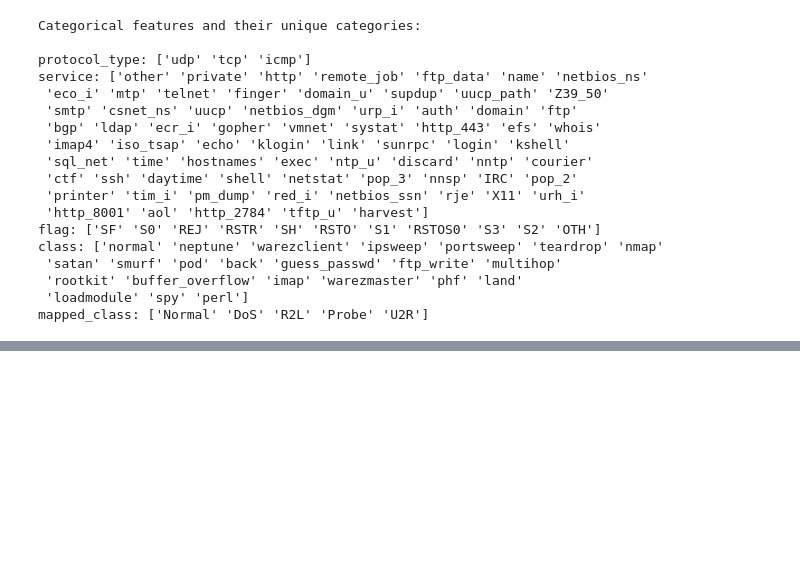
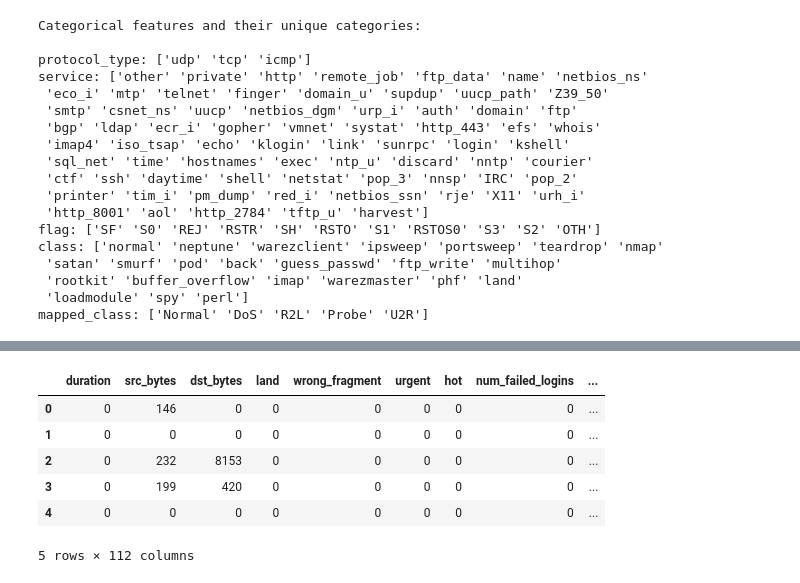
Before and after one commit to omerahat/ExplainableIntrusionDetection-EXID, a Jupyter notebook: notebooks/01_EDA_Feature_Engineering.ipynb, the cells around one changed output, grey strips where cells are left out. Cells and saved outputs as stored; diff of their text form; code cells hidden in the pictures; blank space fills up the shorter version.

```diff
--- a/notebooks/01_EDA_Feature_Engineering.ipynb
+++ b/notebooks/01_EDA_Feature_Engineering.ipynb
@@ -480,3 +481,12 @@ class: ['normal' 'neptune' 'warezclient' 'ipsweep' 'portsweep' 'teardrop' 'nmap'
  'rootkit' 'buffer_overflow' 'imap' 'warezmaster' 'phf' 'land'
  'loadmodule' 'spy' 'perl']
 mapped_class: ['Normal' 'DoS' 'R2L' 'Probe' 'U2R']
+# %%
+# Perform one-hot encoding on 'protocol_type', 'service', and 'flag'
+one_hot_cols = ['protocol_type', 'service', 'flag']
+data_train_encoded = pd.get_dummies(data_train_reduced, columns=one_hot_cols, drop_first=False)
+
+print("Shape after one-hot encoding:", data_train_encoded.shape)
+# Display a few columns to verify the encoding
+encoded_sample_cols = [col for col in data_train_encoded.columns if any(prefix in col for prefix in one_hot_cols)][:10]
+print(data_train_encoded[encoded_sample_cols].head())
@@ -482,0 +511,10 @@ mapped_class: ['Normal' 'DoS' 'R2L' 'Probe' 'U2R']
+# %%
+data_train_encoded.head()
+# %% [output]
+|  | duration | src_bytes | dst_bytes | land | wrong_fragment | urgent | hot | num_failed_logins | ... |
+| 0 | 0 | 146 | 0 | 0 | 0 | 0 | 0 | 0 | ... |
+| 1 | 0 | 0 | 0 | 0 | 0 | 0 | 0 | 0 | ... |
+| 2 | 0 | 232 | 8153 | 0 | 0 | 0 | 0 | 0 | ... |
+| 3 | 0 | 199 | 420 | 0 | 0 | 0 | 0 | 0 | ... |
+| 4 | 0 | 0 | 0 | 0 | 0 | 0 | 0 | 0 | ... |
+5 rows × 112 columns
```
Also changed, not shown: parts of 3 cells of this notebook.
